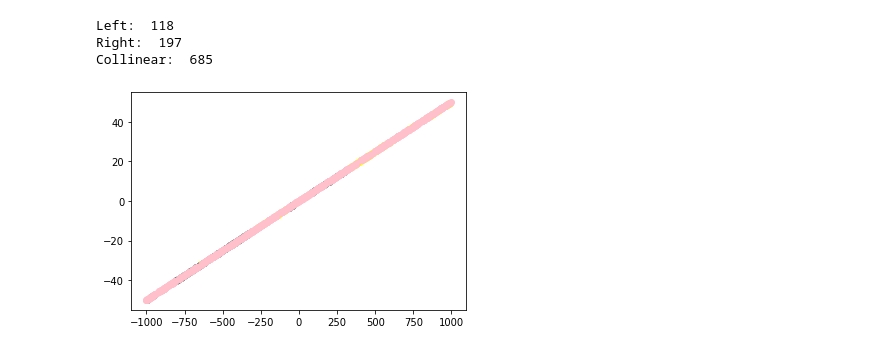
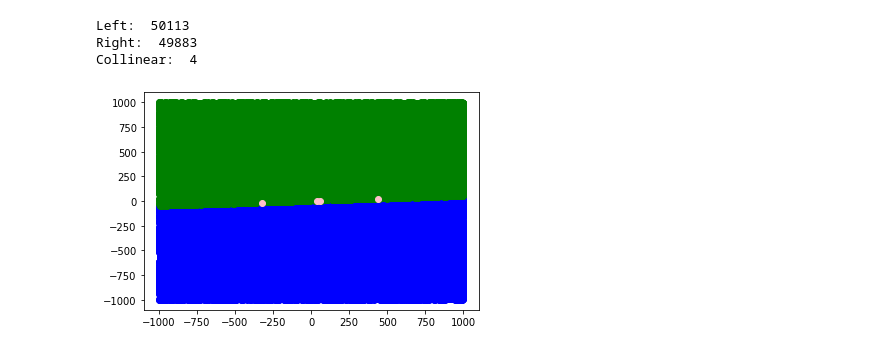
Before and after one commit to RysiekPrecikowski/geometryczne, a Jupyter notebook: lab1/testoweobrazki.ipynb, the cells around one changed output. Saved outputs shown, nothing was run; the diff lists cells and outputs as text; code cells hidden in the pictures.

```diff
--- a/lab1/testoweobrazki.ipynb
+++ b/lab1/testoweobrazki.ipynb
@@ -122,8 +130,8 @@ def classify(points, detFun, e = 10** -14, a = (-1.0,0.0), b = (1.0,0.1)):
 def plotClassification(points, detFun, e = 10**-14, a = (-1.0,0.0), b = (1.0,0.1)):
     res = classify(points,detFun,e,a,b)
 
-    classified = [PointsCollection(res['left'], color='yellow'),
-                  PointsCollection(res['right'], color= 'grey'),
+    classified = [PointsCollection(res['left'], color='blue'),
+                  PointsCollection(res['right'], color= 'green'),
                   PointsCollection(res['collinear'], color= 'pink')]
     Plot(classified).draw()
 
@@ -133,8 +149,8 @@ def plotClassification(points, detFun, e = 10**-14, a = (-1.0,0.0), b = (1.0,0.1
 # %%
 %matplotlib inline
-plotClassification(d,det2)
+plotClassification(a,det2)
 # %% [output]
-Left:  118
-Right:  197
-Collinear:  685
+Left:  50113
+Right:  49883
+Collinear:  4
-[figure, old version]
+[figure, new version]
```
Also changed, not shown: parts of 8 cells of this notebook.
